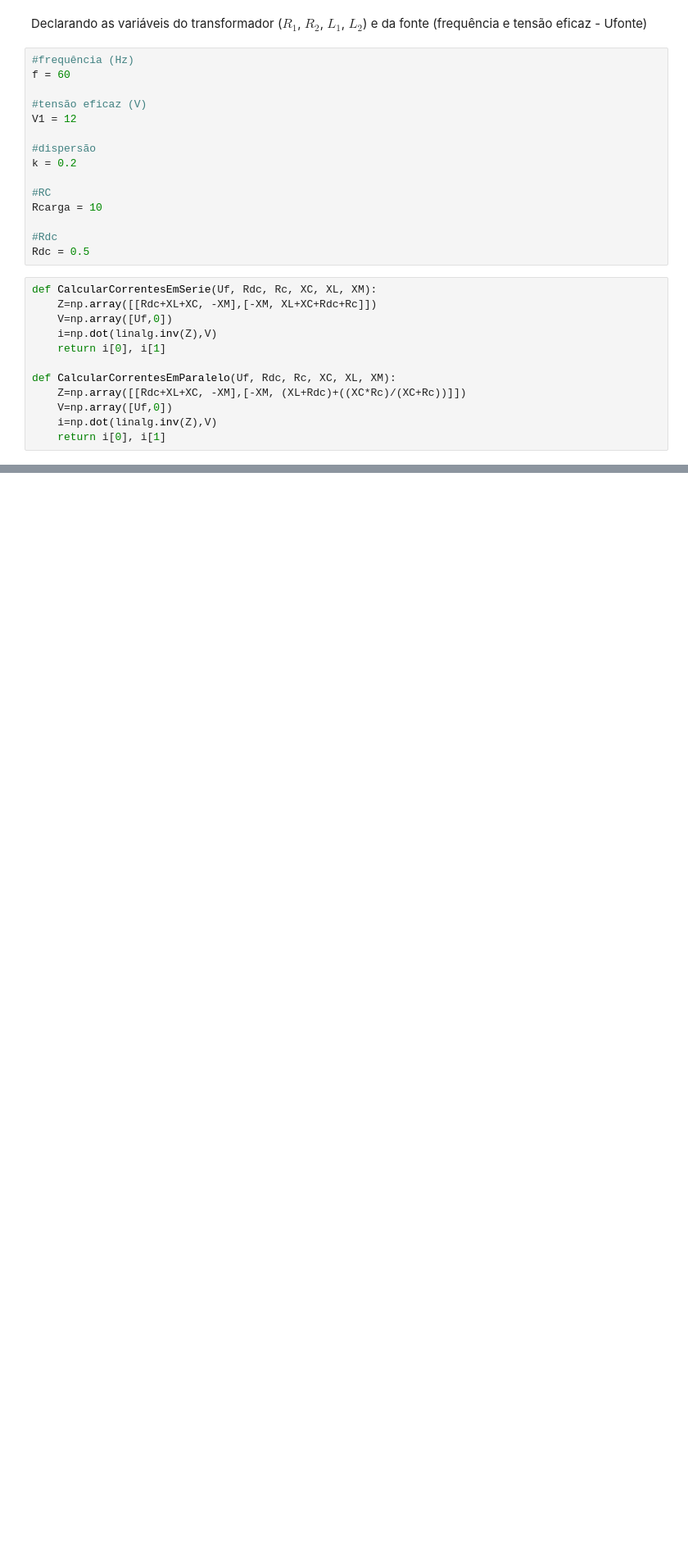
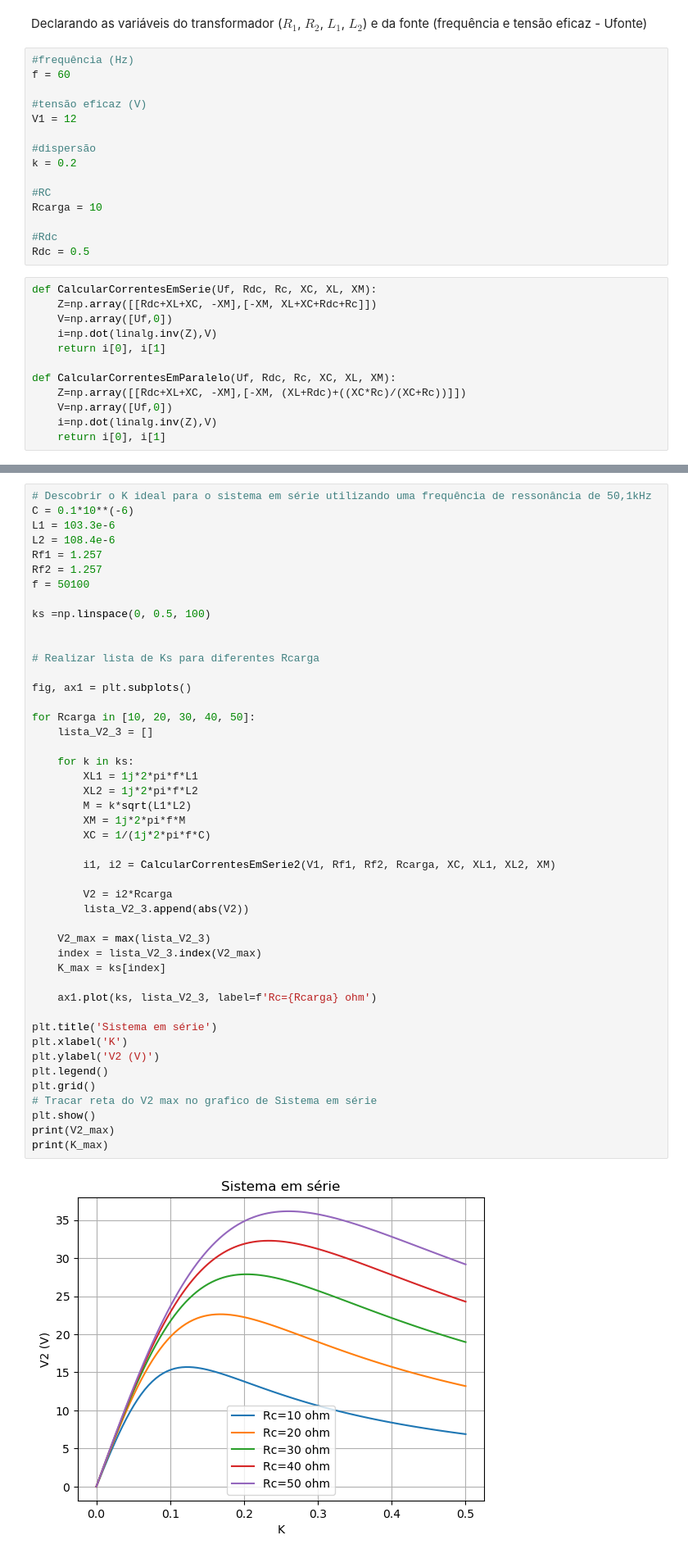
Before and after one commit to GustavoTBraga/Projeto-de-Emag, a Jupyter notebook: simulacao.ipynb, the cells around one changed output, grey strips where cells are left out. Shown at 82% size. Cells and saved outputs as stored; diff of their text form; blank space fills up the shorter version.

```diff
--- a/simulacao.ipynb
+++ b/simulacao.ipynb
@@ -260,0 +237,48 @@ fig, ax1 = plt.subplots()
+# %%
+# Descobrir o K ideal para o sistema em série utilizando uma frequência de ressonância de 50,1kHz
+C = 0.1*10**(-6)
+L1 = 103.3e-6
+L2 = 108.4e-6
+Rf1 = 1.257
+Rf2 = 1.257
+f = 50100
+
+ks =np.linspace(0, 0.5, 100)
+
+
+# Realizar lista de Ks para diferentes Rcarga
+
+fig, ax1 = plt.subplots()
+
+for Rcarga in [10, 20, 30, 40, 50]:
+    lista_V2_3 = []
+
+    for k in ks:
+        XL1 = 1j*2*pi*f*L1
+        XL2 = 1j*2*pi*f*L2
+        M = k*sqrt(L1*L2)
+        XM = 1j*2*pi*f*M
+        XC = 1/(1j*2*pi*f*C)
+
+        i1, i2 = CalcularCorrentesEmSerie2(V1, Rf1, Rf2, Rcarga, XC, XL1, XL2, XM)
+
+        V2 = i2*Rcarga
+        lista_V2_3.append(abs(V2))
+
+    V2_max = max(lista_V2_3)
+    index = lista_V2_3.index(V2_max)
+    K_max = ks[index]
+
+    ax1.plot(ks, lista_V2_3, label=f'Rc={Rcarga} ohm')
+
+plt.title('Sistema em série')
+plt.xlabel('K')
+plt.ylabel('V2 (V)')
+plt.legend()
+plt.grid()
+# Tracar reta do V2 max no grafico de Sistema em série
+plt.show()
+print(V2_max)
+print(K_max)
+# %% [output]
+[figure, added]
```
Also changed, not shown: parts of 6 cells of this notebook.
